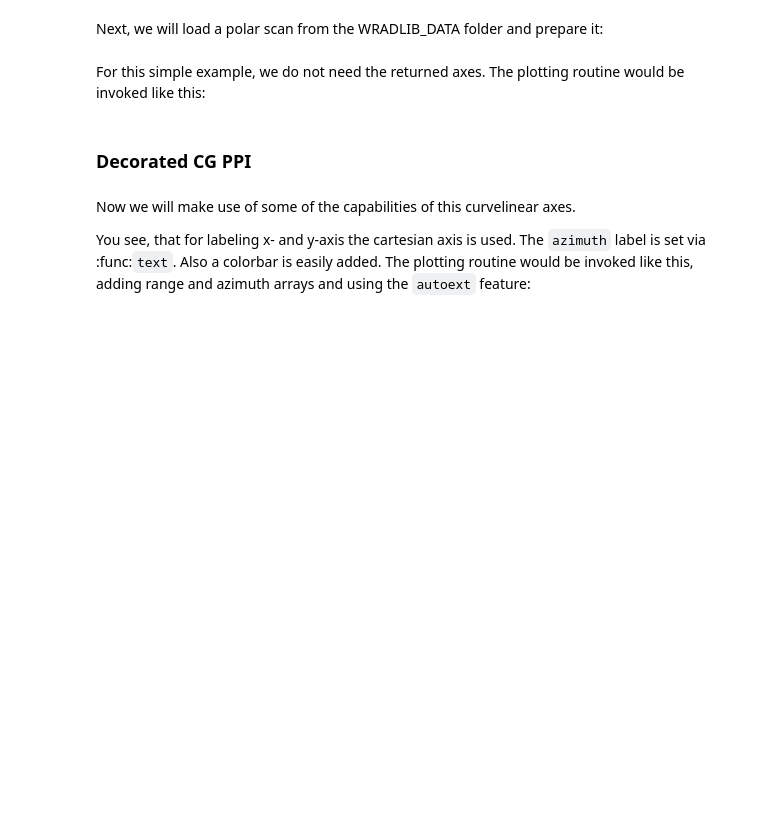
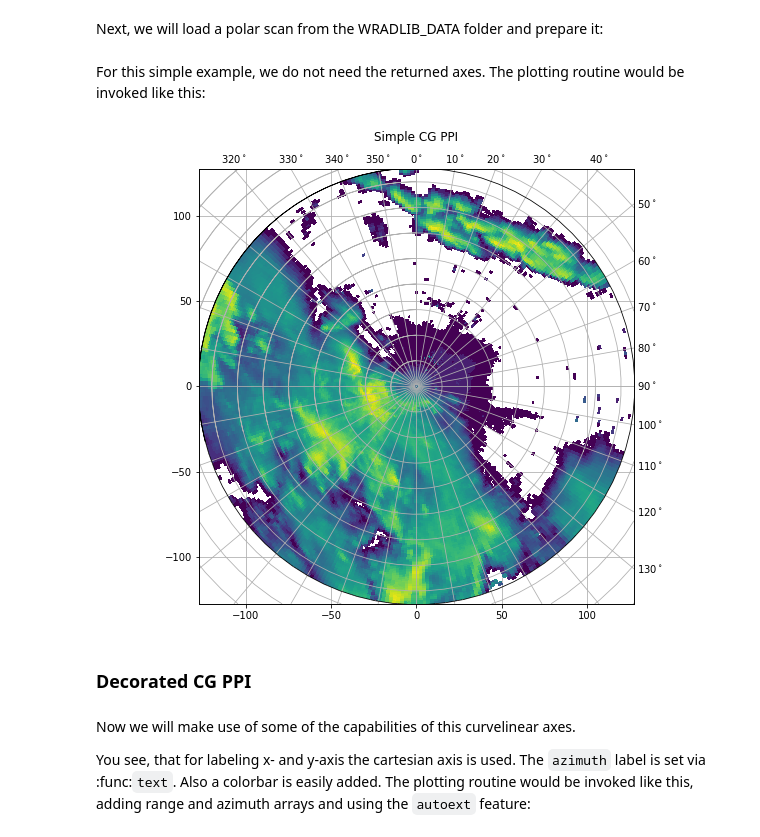
Before and after one commit to wradlib/wradlib-notebooks, a Jupyter notebook: notebooks/visualisation/wradlib_plot_curvelinear_grids.ipynb, the cells around one changed output. Saved outputs shown, nothing was run; the diff lists cells and outputs as text; code cells hidden in the pictures; blank space fills up the shorter version.

```diff
--- a/notebooks/visualisation/wradlib_plot_curvelinear_grids.ipynb
+++ b/notebooks/visualisation/wradlib_plot_curvelinear_grids.ipynb
@@ -95,9 +101,11 @@ ma = np.ma.array(data, mask=np.isnan(data))
 For this simple example, we do not need the returned axes. The plotting routine would be invoked like this:
 # %%
 fig = pl.figure(figsize=(10,8))
-wrl.vis.plot_ppi(ma, fig=fig, refrac=False, cg=True)
+wrl.vis.plot_ppi(ma, fig=fig, cg=True)
 t = pl.title('Simple CG PPI')
 t.set_y(1.05)
+# %% [output]
+[figure, added]
 # %% [markdown]
 ### Decorated CG PPI
 # %% [markdown]
```
Also changed, not shown: parts of 11 cells of this notebook, 3 other files.
